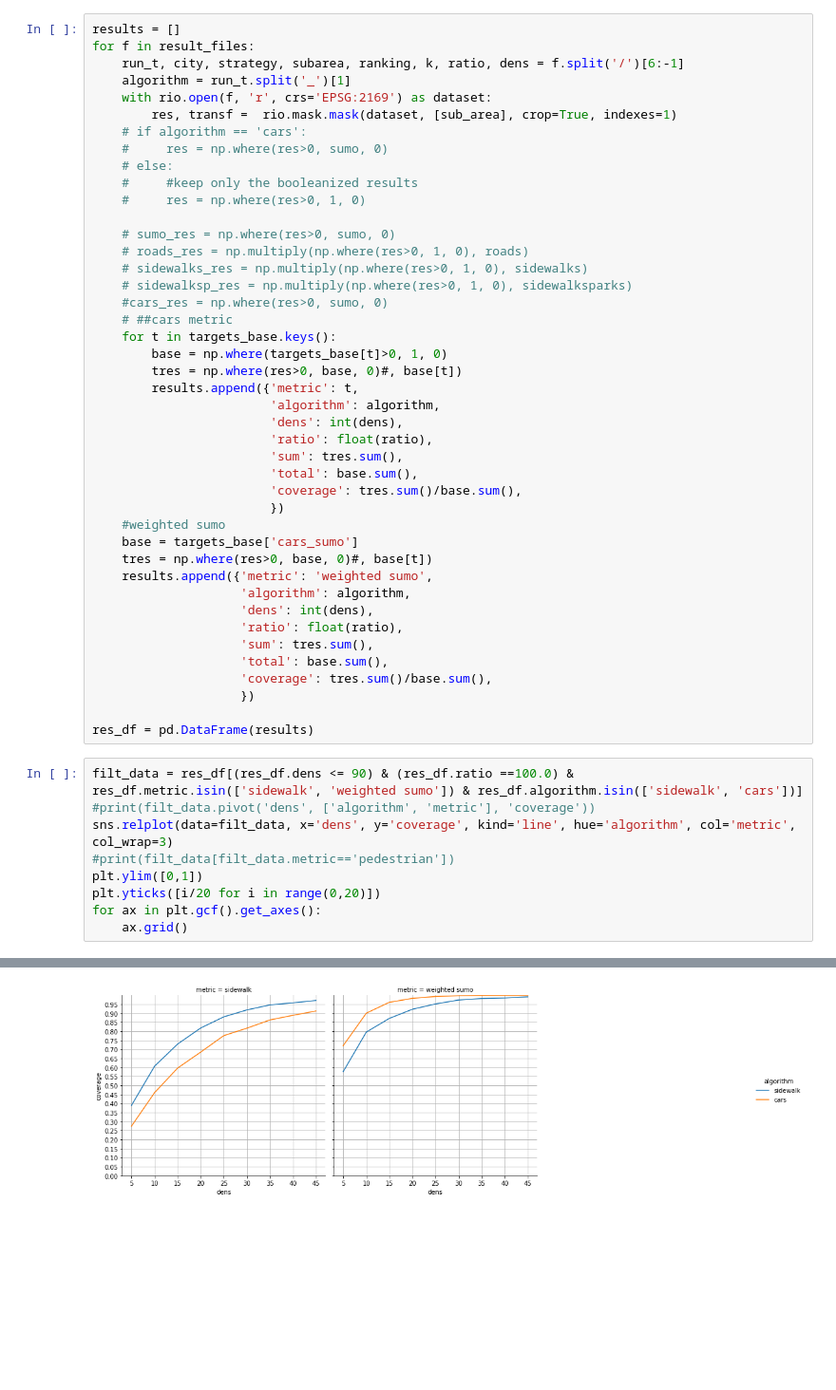
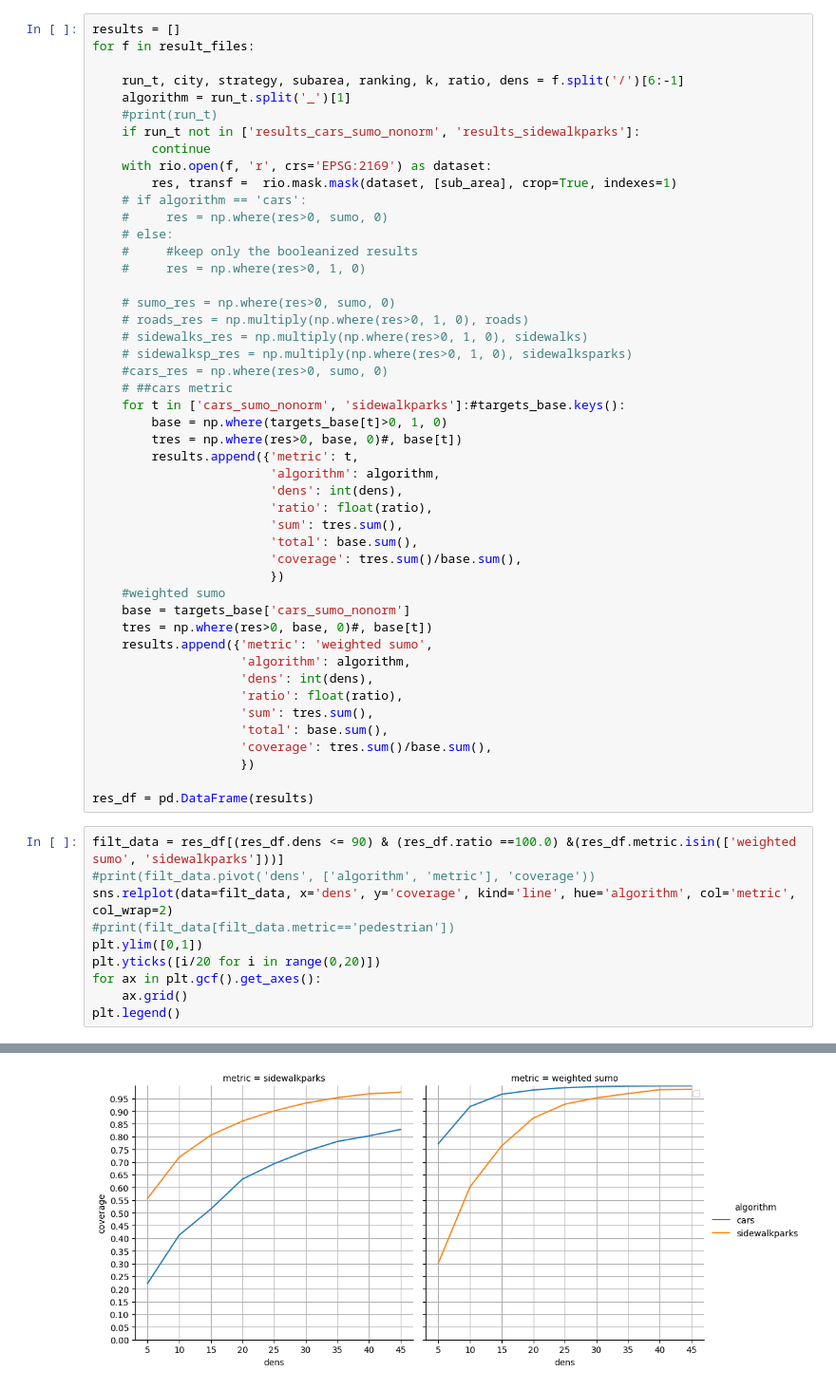
Before and after one commit to UniVe-NeDS-Lab/TrueBS, a Jupyter notebook: analysis/newanal.ipynb, the cells around one changed output, grey strips where cells are left out. Shown at 95% size. Saved outputs shown, nothing was run; the diff lists cells and outputs as text; blank space fills up the shorter version.

```diff
--- a/analysis/newanal.ipynb
+++ b/analysis/newanal.ipynb
@@ -49,8 +34,12 @@ oldroads 975429
 # %%
 results = []
 for f in result_files:
+
     run_t, city, strategy, subarea, ranking, k, ratio, dens = f.split('/')[6:-1]
     algorithm = run_t.split('_')[1]
+    #print(run_t)
+    if run_t not in ['results_cars_sumo_nonorm', 'results_sidewalkparks']:
+        continue
     with rio.open(f, 'r', crs='EPSG:2169') as dataset:
         res, transf =  rio.mask.mask(dataset, [sub_area], crop=True, indexes=1)
     # if algorithm == 'cars':
@@ -65,7 +54,7 @@ for f in result_files:
     # sidewalksp_res = np.multiply(np.where(res>0, 1, 0), sidewalksparks)
     #cars_res = np.where(res>0, sumo, 0)
     # ##cars metric
-    for t in targets_base.keys():
+    for t in ['cars_sumo_nonorm', 'sidewalkparks']:#targets_base.keys():
         base = np.where(targets_base[t]>0, 1, 0)
         tres = np.where(res>0, base, 0)#, base[t])
         results.append({'metric': t,
@@ -77,7 +66,7 @@ for f in result_files:
                         'coverage': tres.sum()/base.sum(),
                         })
     #weighted sumo
-    base = targets_base['cars_sumo']
+    base = targets_base['cars_sumo_nonorm']
     tres = np.where(res>0, base, 0)#, base[t])
     results.append({'metric': 'weighted sumo',
                     'algorithm': algorithm,
@@ -90,12 +79,13 @@ for f in result_files:
 
 res_df = pd.DataFrame(results)
 # %%
-filt_data = res_df[(res_df.dens <= 90) & (res_df.ratio ==100.0) & res_df.metric.isin(['sidewalk', 'weighted sumo']) & res_df.algorithm.isin(['sidewalk', 'cars'])]
+filt_data = res_df[(res_df.dens <= 90) & (res_df.ratio ==100.0) &(res_df.metric.isin(['weighted sumo', 'sidewalkparks']))]
 #print(filt_data.pivot('dens', ['algorithm', 'metric'], 'coverage'))
-sns.relplot(data=filt_data, x='dens', y='coverage', kind='line', hue='algorithm', col='metric', col_wrap=3)
+sns.relplot(data=filt_data, x='dens', y='coverage', kind='line', hue='algorithm', col='metric', col_wrap=2)
 #print(filt_data[filt_data.metric=='pedestrian'])
 plt.ylim([0,1])
 plt.yticks([i/20 for i in range(0,20)])
 for ax in plt.gcf().get_axes():
     ax.grid()
+plt.legend()
 # %% [output]
@@ -102 +94 @@ for ax in plt.gcf().get_axes():
-[figure, old version]
+[figure, new version]
```
Also changed, not shown: parts of 2 cells of this notebook, 6 other files.
